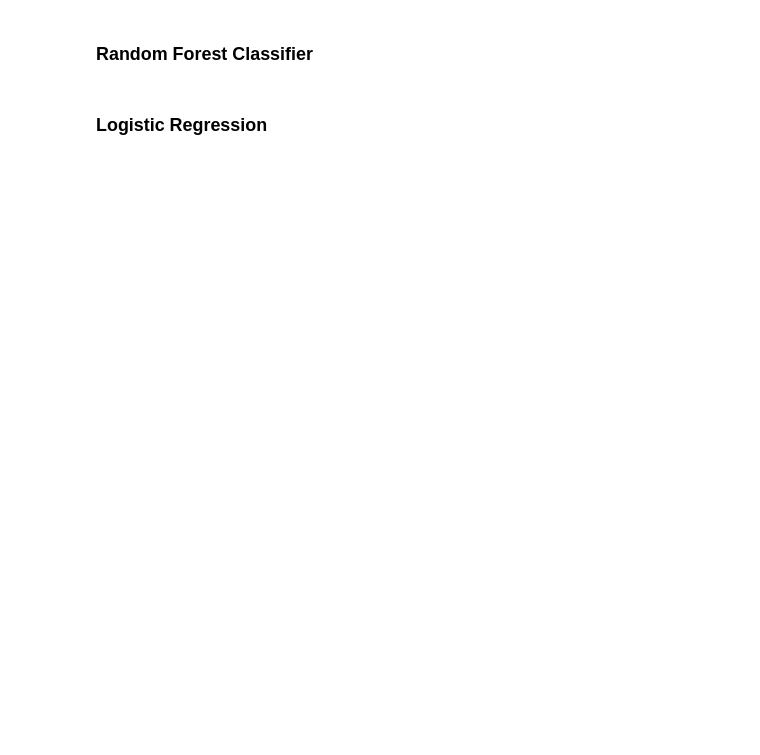
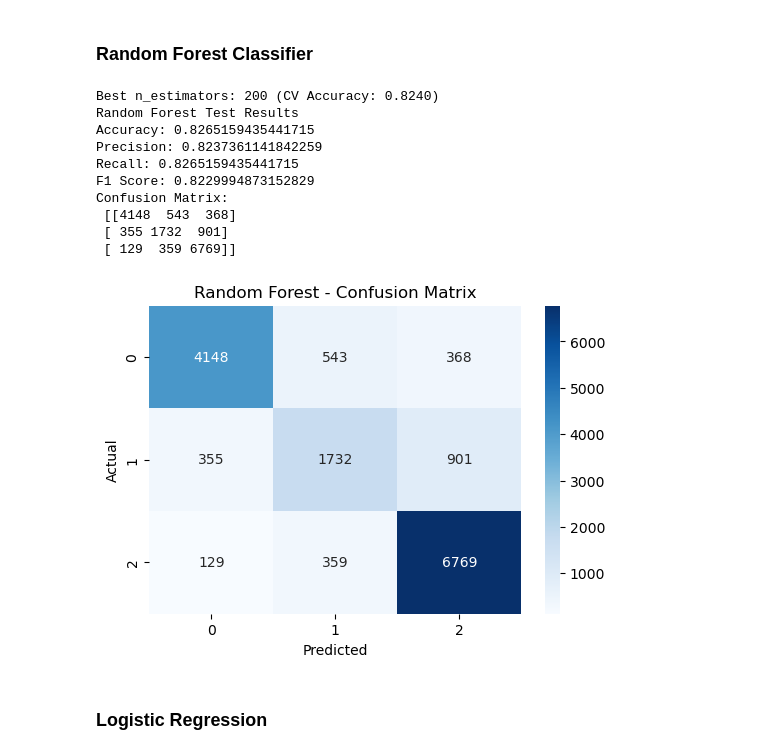
Before and after one commit to diogovenade/ia-academic-success, a Jupyter notebook: academic_success.ipynb, the cells around one changed output. Cells and saved outputs as stored; diff of their text form; code cells hidden in the pictures; blank space fills up the shorter version.

```diff
--- a/academic_success.ipynb
+++ b/academic_success.ipynb
@@ -353,7 +370,10 @@ plt.show()
 # %%
 from sklearn.neural_network import MLPClassifier
 
-mlp = MLPClassifier(hidden_layer_sizes=(100,), max_iter=100, random_state=42)
+best_idx = np.argmax(mlp_scores)
+best_hidden = mlp_hidden_sizes[best_idx]
+
+mlp = MLPClassifier(hidden_layer_sizes=best_hidden, max_iter=100, random_state=42)
 mlp.fit(X_train_s, y_train)
 y_pred_mlp = mlp.predict(X_test_s)
 
@@ -441,3 +402,58 @@ cm_rf = confusion_matrix(y_test, y_pred)
+# %%
+from sklearn.ensemble import RandomForestClassifier
+from sklearn.model_selection import cross_val_score
+from sklearn.metrics import confusion_matrix, accuracy_score, precision_score, recall_score, f1_score
+import seaborn as sns
+import matplotlib.pyplot as plt
+import numpy as np
+
+n_estimators_list = [50, 100, 150, 200]
+cv_scores = []
+
+for n in n_estimators_list:
+    rf = RandomForestClassifier(n_estimators=n, random_state=42)
+    scores = cross_val_score(rf, X_train, y_train, cv=5, scoring='accuracy')
+    cv_scores.append(scores.mean())
+
+best_idx = np.argmax(cv_scores)
+best_n = n_estimators_list[best_idx]
+print(f"Best n_estimators: {best_n} (CV Accuracy: {cv_scores[best_idx]:.4f})")
+
+rf_model = RandomForestClassifier(n_estimators=best_n, random_state=42)
+rf_model.fit(X_train, y_train)
+y_pred = rf_model.predict(X_test)
+
+accuracy_rf = accuracy_score(y_test, y_pred)
+precision_rf = precision_score(y_test, y_pred, average='weighted')
+recall_rf = recall_score(y_test, y_pred, average='weighted')
+f1_rf = f1_score(y_test, y_pred, average='weighted')
+cm_rf = confusion_matrix(y_test, y_pred)
+
+print("Random Forest Test Results")
+print("Accuracy:", accuracy_rf)
+print("Precision:", precision_rf)
+print("Recall:", recall_rf)
+print("F1 Score:", f1_rf)
+print("Confusion Matrix:\n", cm_rf)
+
+plt.figure(figsize=(6, 4))
+sns.heatmap(cm_rf, annot=True, fmt='d', cmap='Blues')
+plt.title('Random Forest - Confusion Matrix')
+plt.xlabel('Predicted')
+plt.ylabel('Actual')
+plt.show()
+# %% [output]
+Best n_estimators: 200 (CV Accuracy: 0.8240)
+Random Forest Test Results
+Accuracy: 0.8265159435441715
+Precision: 0.8237361141842259
+Recall: 0.8265159435441715
+F1 Score: 0.8229994873152829
+Confusion Matrix:
+ [[4148  543  368]
+ [ 355 1732  901]
+ [ 129  359 6769]]
+[figure, added]
 # %% [markdown]
 ### Logistic Regression
 # %%
```
Also changed, not shown: parts of 17 cells of this notebook.
